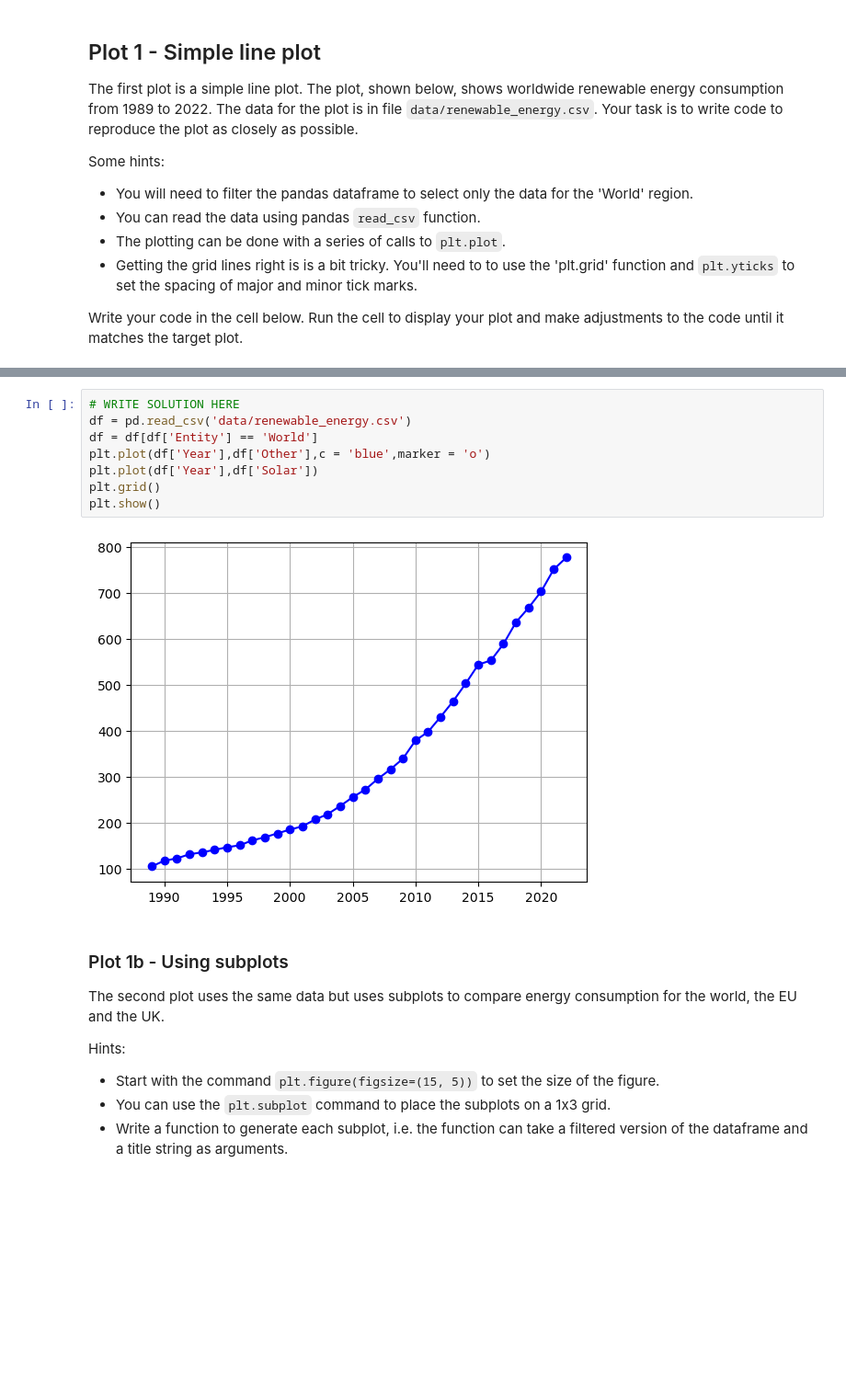
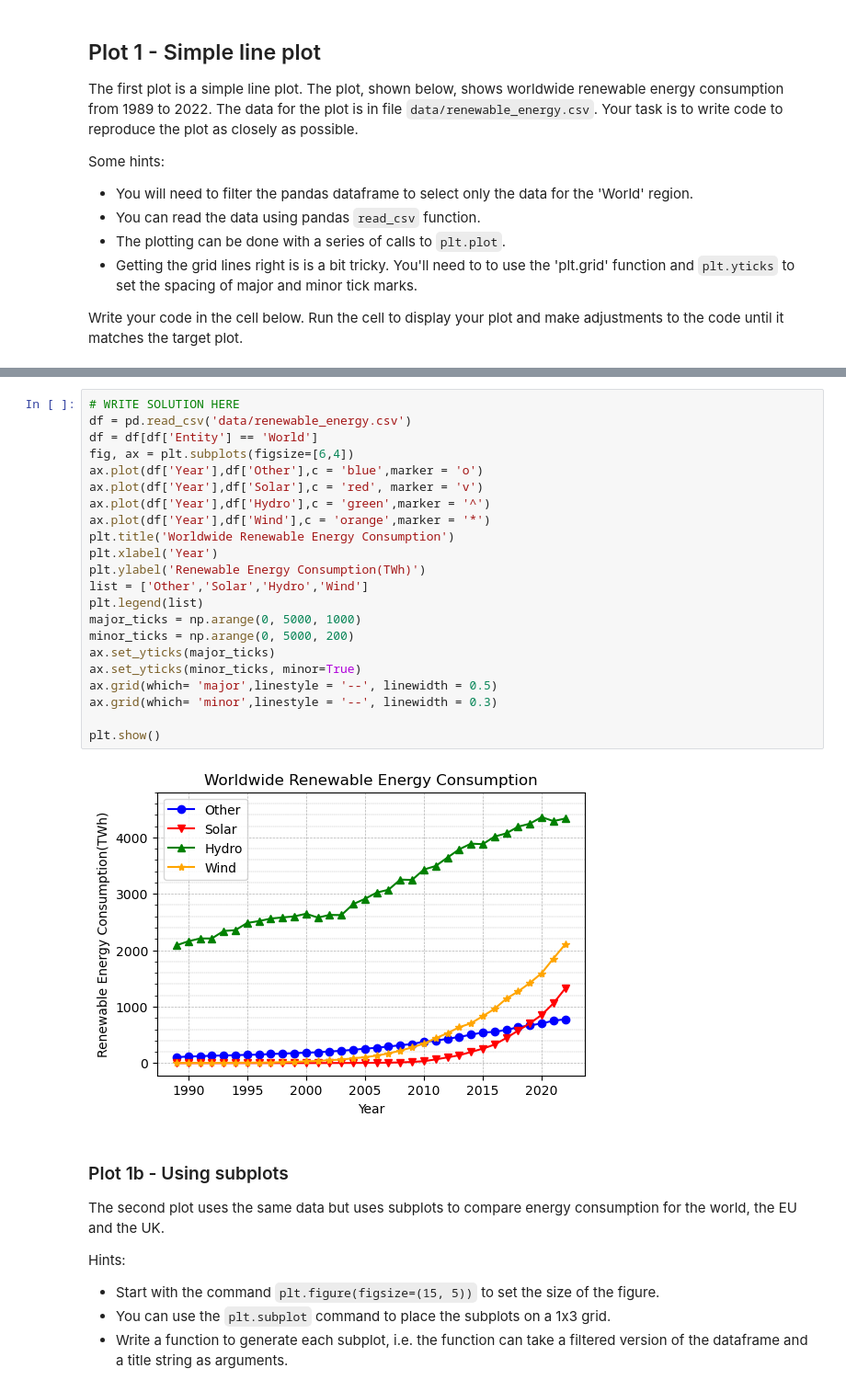
Before and after one commit to adhirajbane13/Uni_Sheffield_Module_Work, a Jupyter notebook: DS-with-python/050_using_matplotlib.ipynb, the cells around one changed output, grey strips where cells are left out. Shown at 92% size. Drawn from its saved outputs; the diff is of its cells as text; blank space fills up the shorter version.

```diff
--- a/DS-with-python/050_using_matplotlib.ipynb
+++ b/DS-with-python/050_using_matplotlib.ipynb
@@ -26,16 +26,30 @@ Some hints:
 Write your code in the cell below. Run the cell to display your plot and make adjustments to the code until it matches the target plot.
 # %% [markdown]
 <img src="figures/energy.png" alt="plot1" style="width: 500px;"/>
-# %%
-# WRITE SOLUTION HERE
-df = pd.read_csv('data/renewable_energy.csv')
-df = df[df['Entity'] == 'World']
-plt.plot(df['Year'],df['Other'],c = 'blue',marker = 'o')
-plt.plot(df['Year'],df['Solar'])
-plt.grid()
-plt.show()
-# %% [output]
-[figure, removed]
+# %%
+# WRITE SOLUTION HERE
+df = pd.read_csv('data/renewable_energy.csv')
+df = df[df['Entity'] == 'World']
+fig, ax = plt.subplots(figsize=[6,4])
+ax.plot(df['Year'],df['Other'],c = 'blue',marker = 'o')
+ax.plot(df['Year'],df['Solar'],c = 'red', marker = 'v')
+ax.plot(df['Year'],df['Hydro'],c = 'green',marker = '^')
+ax.plot(df['Year'],df['Wind'],c = 'orange',marker = '*')
+plt.title('Worldwide Renewable Energy Consumption')
+plt.xlabel('Year')
+plt.ylabel('Renewable Energy Consumption(TWh)')
+list = ['Other','Solar','Hydro','Wind']
+plt.legend(list)
+major_ticks = np.arange(0, 5000, 1000)
+minor_ticks = np.arange(0, 5000, 200)
+ax.set_yticks(major_ticks)
+ax.set_yticks(minor_ticks, minor=True)
+ax.grid(which= 'major',linestyle = '--', linewidth = 0.5)
+ax.grid(which= 'minor',linestyle = '--', linewidth = 0.3)
+
+plt.show()
+# %% [output]
+[figure, added]
 # %% [markdown]
 ### Plot 1b - Using subplots
 
```
Also changed, not shown: 17 other files.
